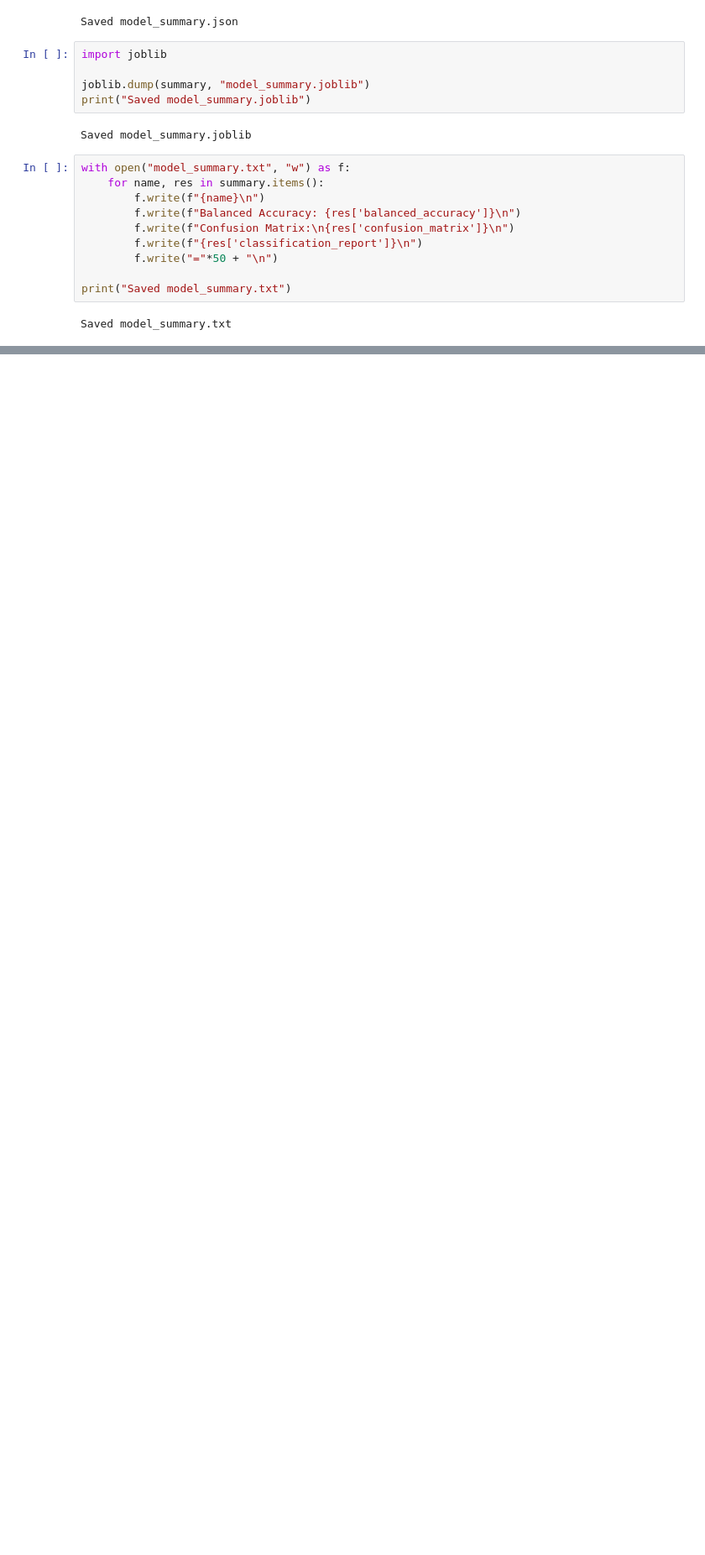
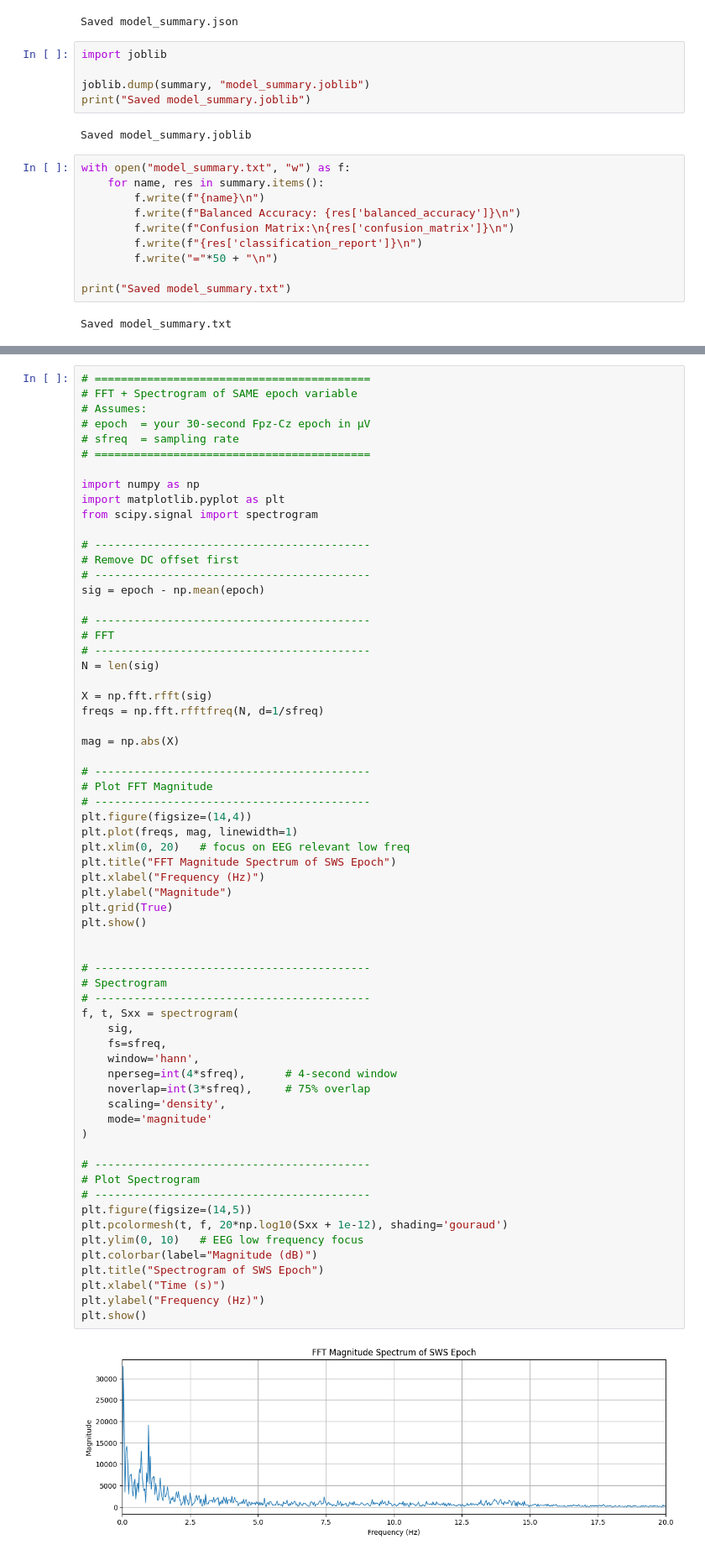
Before and after one commit to johnludeke/acoustic-stimulation-to-improve-sleep, a Jupyter notebook: python_SWS_prediction.ipynb, the cells around one changed output, grey strips where cells are left out. Shown at 84% size. Saved outputs shown, nothing was run; the diff lists cells and outputs as text; blank space fills up the shorter version.

```diff
--- a/python_SWS_prediction.ipynb
+++ b/python_SWS_prediction.ipynb
@@ -552,0 +764,66 @@ Saved model_summary.txt
+# %%
+# ==========================================
+# FFT + Spectrogram of SAME epoch variable
+# Assumes:
+# epoch  = your 30-second Fpz-Cz epoch in µV
+# sfreq  = sampling rate
+# ==========================================
+
+import numpy as np
+import matplotlib.pyplot as plt
+from scipy.signal import spectrogram
+
+# ------------------------------------------
+# Remove DC offset first
+# ------------------------------------------
+sig = epoch - np.mean(epoch)
+
+# ------------------------------------------
+# FFT
+# ------------------------------------------
+N = len(sig)
+
+X = np.fft.rfft(sig)
+freqs = np.fft.rfftfreq(N, d=1/sfreq)
+
+mag = np.abs(X)
+
+# ------------------------------------------
+# Plot FFT Magnitude
+# ------------------------------------------
+plt.figure(figsize=(14,4))
+plt.plot(freqs, mag, linewidth=1)
+plt.xlim(0, 20)   # focus on EEG relevant low freq
+plt.title("FFT Magnitude Spectrum of SWS Epoch")
+plt.xlabel("Frequency (Hz)")
+plt.ylabel("Magnitude")
+plt.grid(True)
+plt.show()
+
+
+# ------------------------------------------
+# Spectrogram
+# ------------------------------------------
+f, t, Sxx = spectrogram(
+    sig,
+    fs=sfreq,
+    window='hann',
+    nperseg=int(4*sfreq),      # 4-second window
+    noverlap=int(3*sfreq),     # 75% overlap
+    scaling='density',
+    mode='magnitude'
+)
+
+# ------------------------------------------
+# Plot Spectrogram
+# ------------------------------------------
+plt.figure(figsize=(14,5))
+plt.pcolormesh(t, f, 20*np.log10(Sxx + 1e-12), shading='gouraud')
+plt.ylim(0, 10)   # EEG low frequency focus
+plt.colorbar(label="Magnitude (dB)")
+plt.title("Spectrogram of SWS Epoch")
+plt.xlabel("Time (s)")
+plt.ylabel("Frequency (Hz)")
+plt.show()
+# %% [output]
+[figure, added]
```
Also changed, not shown: parts of 6 cells of this notebook.
